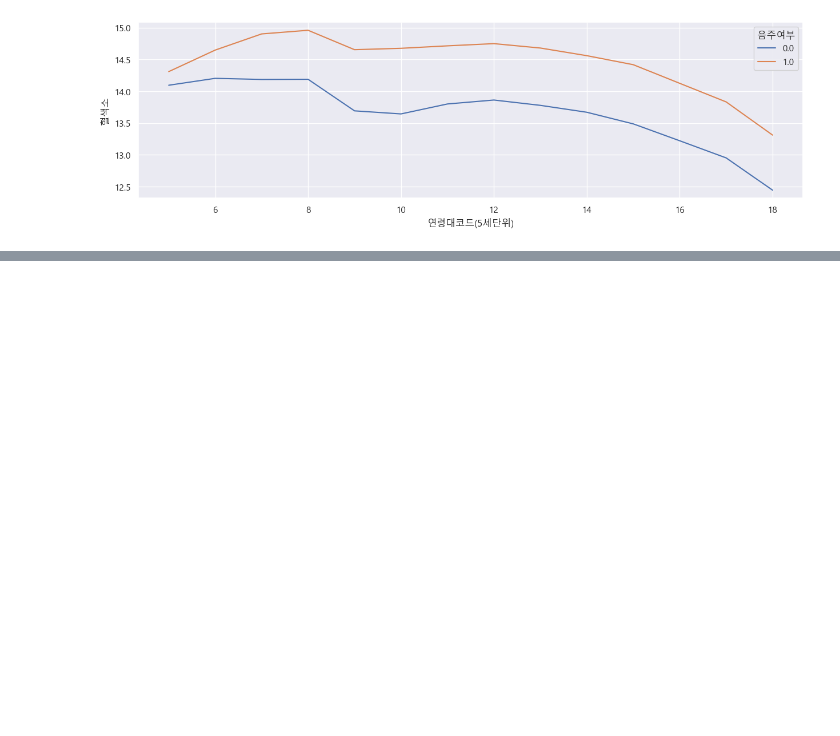
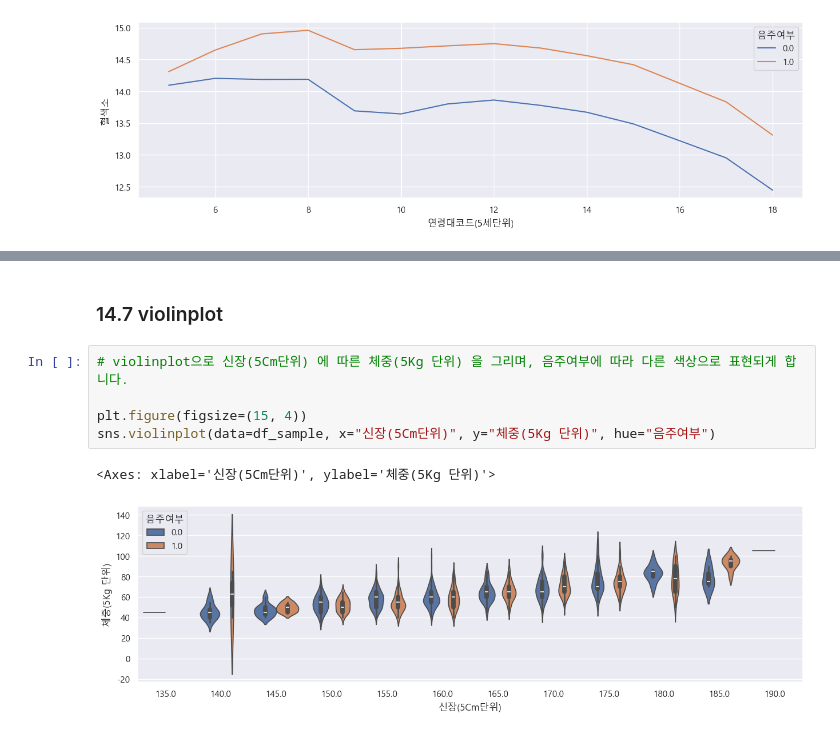
Before and after one commit to jonge5/study-data-analysis, a Jupyter notebook: e_health_analysis-input.ipynb, the cells around one changed output, grey strips where cells are left out. Saved outputs shown, nothing was run; the diff lists cells and outputs as text; blank space fills up the shorter version.

```diff
--- a/e_health_analysis-input.ipynb
+++ b/e_health_analysis-input.ipynb
@@ -584,0 +606,10 @@ The `ci` parameter is deprecated. Use `errorbar=None` for the same effect.
+# %% [markdown]
+### 14.7 violinplot
+# %%
+# violinplot으로 신장(5Cm단위) 에 따른 체중(5Kg 단위) 을 그리며, 음주여부에 따라 다른 색상으로 표현되게 합니다.
+
+plt.figure(figsize=(15, 4))
+sns.violinplot(data=df_sample, x="신장(5Cm단위)", y="체중(5Kg 단위)", hue="음주여부")
+# %% [output]
+<Axes: xlabel='신장(5Cm단위)', ylabel='체중(5Kg 단위)'>
+[figure, added]
```
Also changed, not shown: parts of 13 cells of this notebook.
